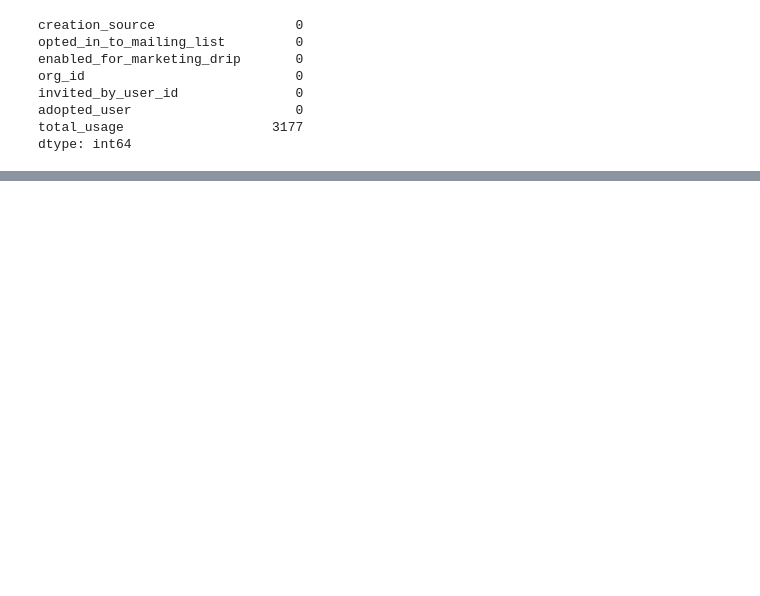
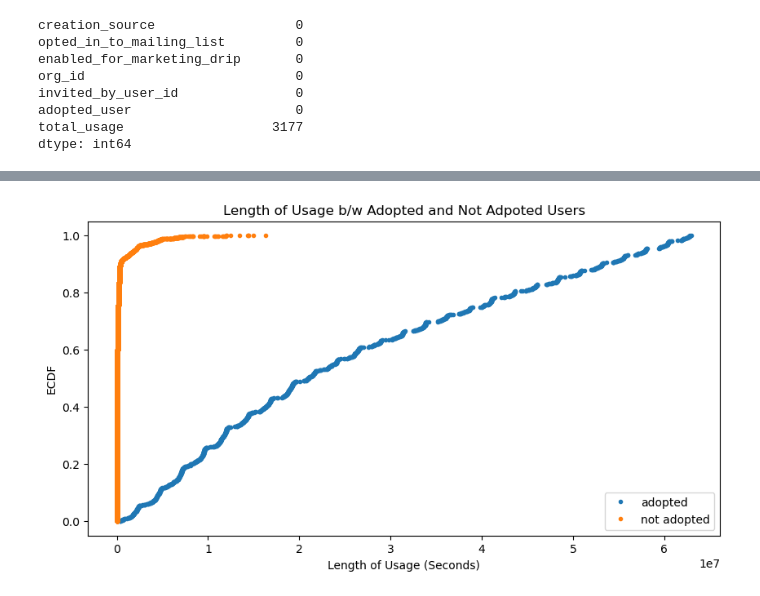
Before and after one commit to sabheen9/relax_challenge, a Jupyter notebook: relax_challenge.ipynb, the cells around one changed output, grey strips where cells are left out. Cells and saved outputs as stored; diff of their text form; code cells hidden in the pictures; blank space fills up the shorter version.

```diff
--- a/relax_challenge.ipynb
+++ b/relax_challenge.ipynb
@@ -229,0 +294,8 @@ rf.score(y_train, y_test)
+# %%
+#define func to find ecdf of dataset
+def ecdf(data):
+    """Compute ECDF for a one-dimensional array of measurements."""
+    n = len(data)
+    x = np.sort(data)
+    y = np.arange(1, n+1) / n
+    return x, y
@@ -229,0 +318,20 @@ rf.score(y_train, y_test)
+# %%
+adopted = users['total_usage'].loc[users['adopted_user'] == 1]
+not_adopted = users['total_usage'].loc[users['adopted_user'] == 0]
+# %%
+#set fig size
+%matplotlib inline
+plt.figure(figsize=(10,5))
+
+x_active, y_active = ecdf(adopted)
+x_inactive, y_inactive = ecdf(not_adopted)
+
+plt.plot(x_active, y_active, marker='.', linestyle='none')
+plt.plot(x_inactive, y_inactive, marker='.', linestyle='none')
+plt.title('Length of Usage b/w Adopted and Not Adpoted Users')
+plt.xlabel('Length of Usage (Seconds)')
+plt.ylabel('ECDF')
+plt.legend(['adopted', 'not adopted'])
+plt.show()
+# %% [output]
+[figure, added]
```
Also changed, not shown: parts of 6 cells of this notebook.
